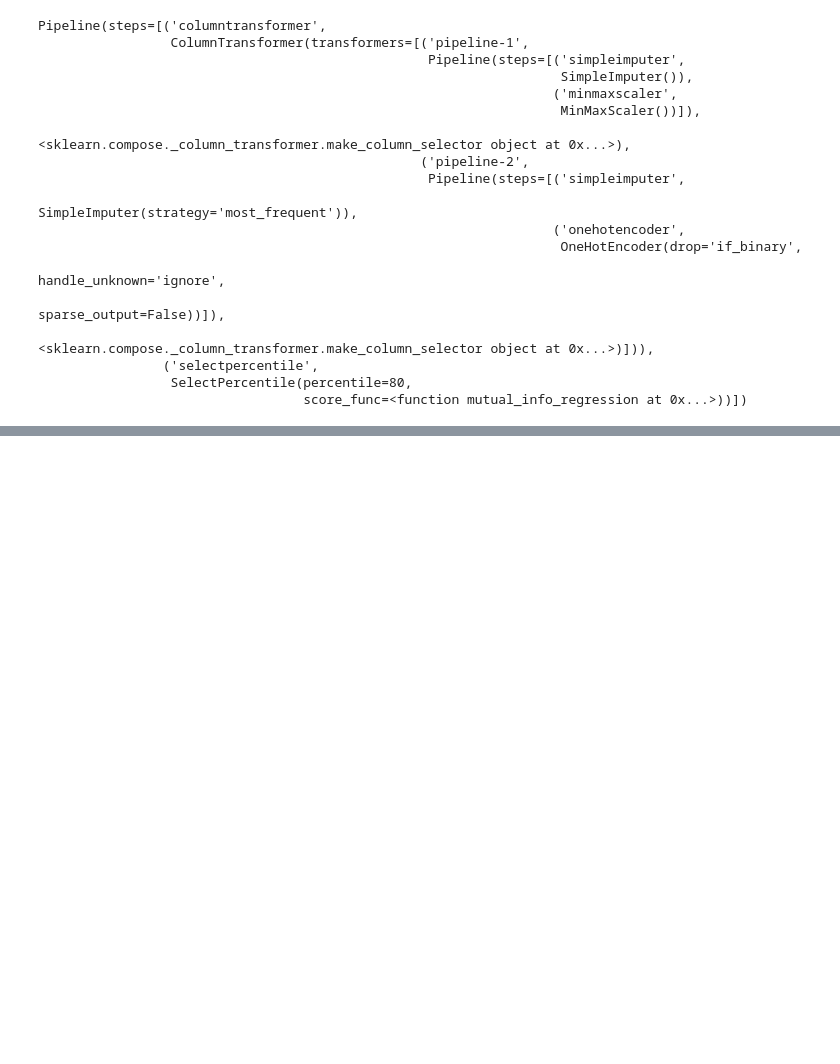
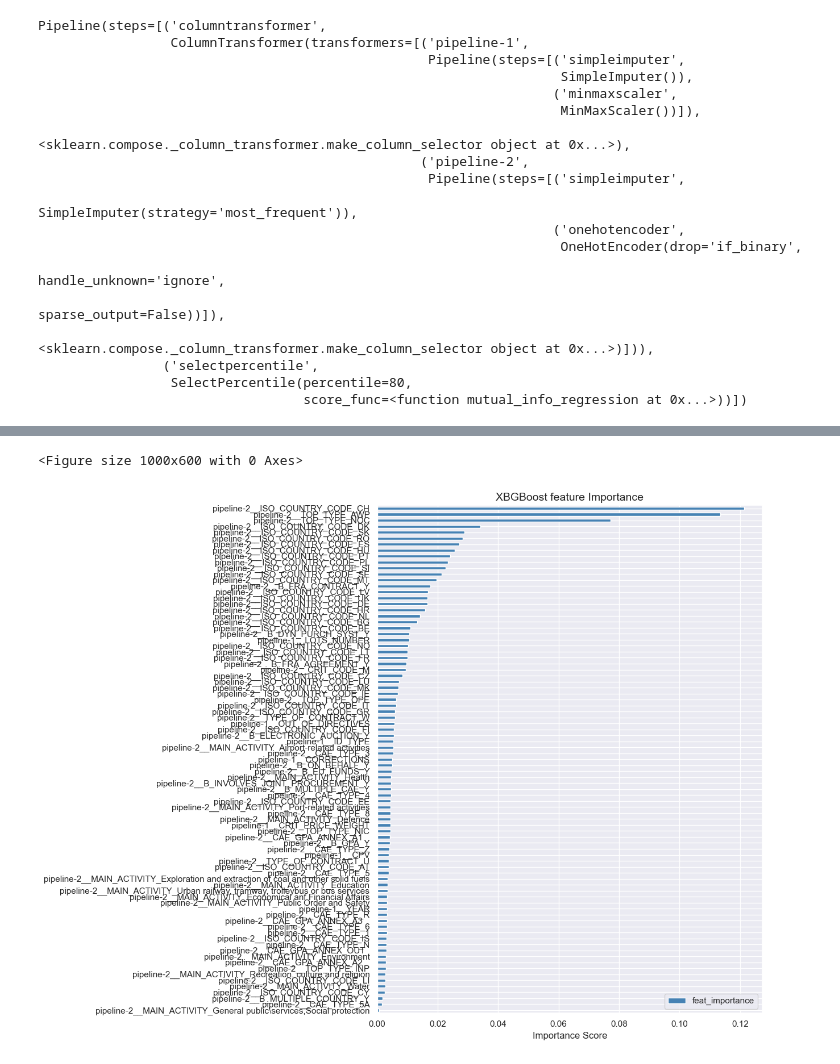
Before and after one commit to Tescoa00/radar.vectyfi, a Jupyter notebook: notebooks/preprocessing_clean.ipynb, the cells around one changed output, grey strips where cells are left out. Cells and saved outputs as stored; diff of their text form; code cells hidden in the pictures; blank space fills up the shorter version.

```diff
--- a/notebooks/preprocessing_clean.ipynb
+++ b/notebooks/preprocessing_clean.ipynb
@@ -263,3 +274,8 @@ df.drop(columns=feat_categorical_large, inplace=True)
+# %%
+# CPV and MAIN_CPV_CODE_GPA collinear, remove MAIN_CPV_CODE_GPA
+# |`CPV`|Main Common Procurement Vocabulary code|notice|
+# |`MAIN_CPV_CODE_GPA`|CPV shortened to 2–5 digits, cleaned for GPA reporting (2014–2022) \[ADDED\]|notice|
+df.drop(columns='MAIN_CPV_CODE_GPA', inplace=True)
 # %% [markdown]
 ## sklearn pre-processing pipeline
 # %%
@@ -419,2 +437,12 @@ XGB Accuracy: 71.3%
 # score_baseline = cross_val_score(pipe_baseline, X, y, cv=5, scoring=rmsle).mean()
 # score_baseline
+# %%
+feat_imp = pd.DataFrame(xgb_model.feature_importances_, index=pd.DataFrame(X_train).columns)
+feat_imp.columns = ['feat_importance']
+feat_imp = feat_imp.sort_values(by='feat_importance', ascending=True)
+feat_imp.to_csv('../raw_data/preproc_xgboost_feat_imp.tsv', sep='\t')
+# %%
+print(f'feat_imp shape before filtering > 0 score: {feat_imp.shape}')
+feat_imp = feat_imp.query('feat_importance > 0')
+print(f'feat_imp shape after filtering > 0 score: {feat_imp.shape}')
+feat_imp
@@ -420,0 +465,10 @@ XGB Accuracy: 71.3%
+# %%
+plt.figure(figsize=(10, 6))
+feat_imp.plot(kind='barh', color='steelblue')
+plt.title('XBGBoost feature Importance', fontsize=14)
+plt.xlabel('Importance Score')
+plt.tight_layout()
+plt.show()
+# %% [output]
+<Figure size 1000x600 with 0 Axes>
+[figure, added]
```
Also changed, not shown: parts of 12 cells of this notebook.
